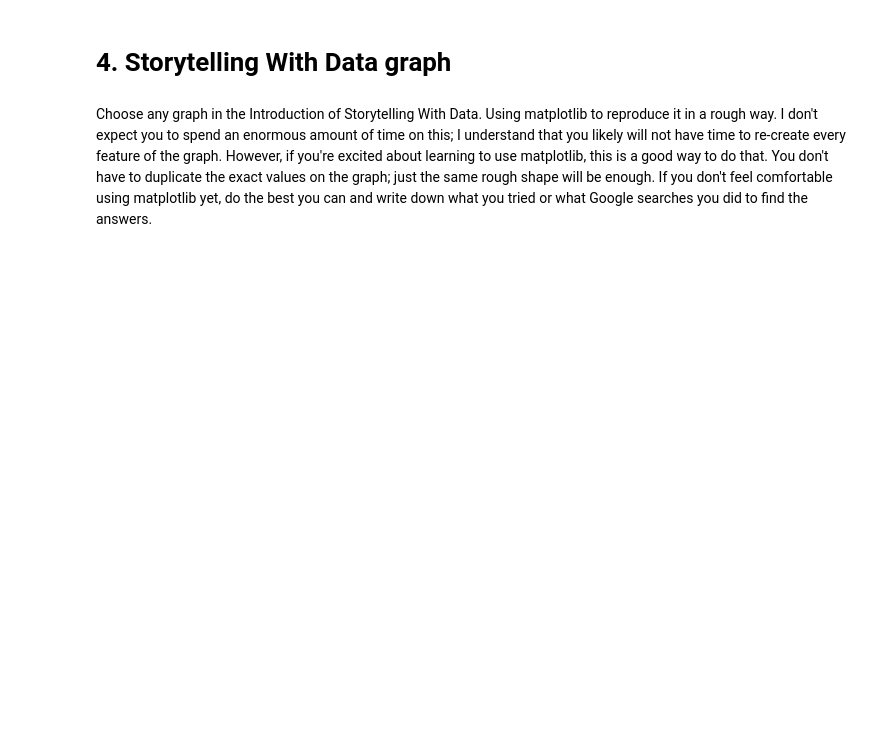
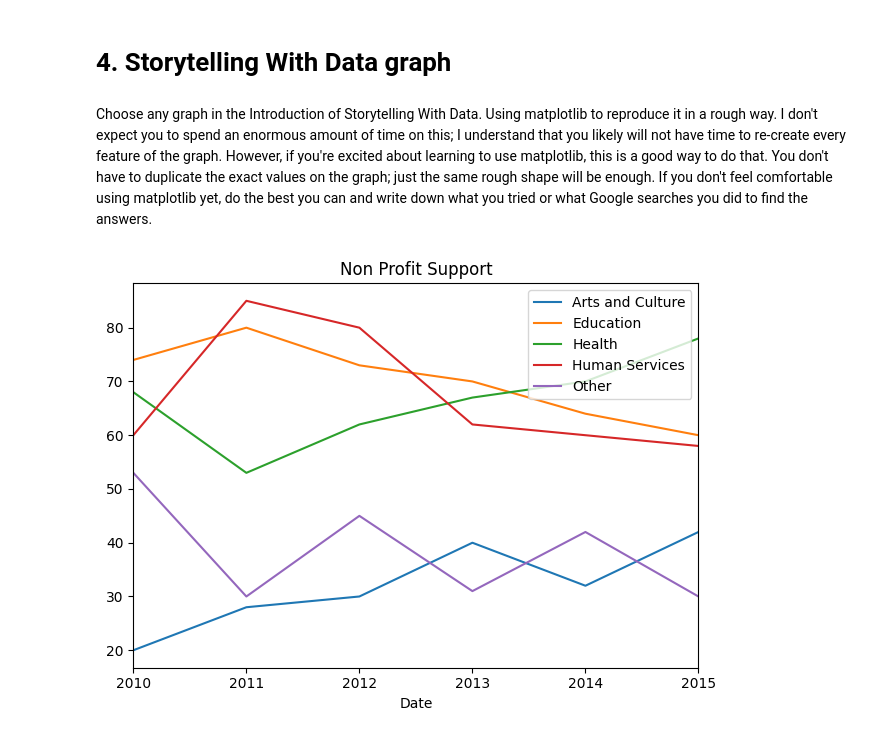
Before and after one commit to anamomds/AI_For_Leaders_II, a Jupyter notebook: OMDS-ModB2-Week1-Nam-Alexander.ipynb, the cells around one changed output. Drawn from its saved outputs; the diff is of its cells as text; code cells hidden in the pictures; blank space fills up the shorter version.

```diff
--- a/OMDS-ModB2-Week1-Nam-Alexander.ipynb
+++ b/OMDS-ModB2-Week1-Nam-Alexander.ipynb
@@ -403,3 +428,23 @@ ax.set_xlabel("Birth Date") # label the x axis
 # 4. Storytelling With Data graph
 # %% [markdown]
 Choose any graph in the Introduction of Storytelling With Data.  Using matplotlib to reproduce it in a rough way.  I don't expect you to spend an enormous amount of time on this; I understand that you likely will not have time to re-create every feature of the graph.  However, if you're excited about learning to use matplotlib, this is a good way to do that.  You don't have to duplicate the exact values on the graph; just the same rough shape will be enough.  If you don't feel comfortable using matplotlib yet, do the best you can and write down what you tried or what Google searches you did to find the answers.
+# %%
+df4 = pd.DataFrame({
+    "Date": pd.date_range(start="2010-01-01", periods=6, freq="Y"),
+    "Arts and Culture": [20, 28, 30, 40, 32, 42],
+    "Education": [74, 80, 73, 70, 64, 60],
+    "Health": [68, 53, 62, 67, 70, 78],
+    "Human Services": [60, 85, 80, 62, 60, 58],
+    "Other": [53, 30, 45, 31, 42, 30],
+})
+
+df4.set_index("Date", inplace = True)
+
+df4.plot(kind="line")
+
+plt.title("Non Profit Support")
+plt.xlabel("Date")
+plt.tight_layout()
+plt.show()
+# %% [output]
+[figure, added]
```
Also changed, not shown: parts of 5 cells of this notebook, 1 other file.
